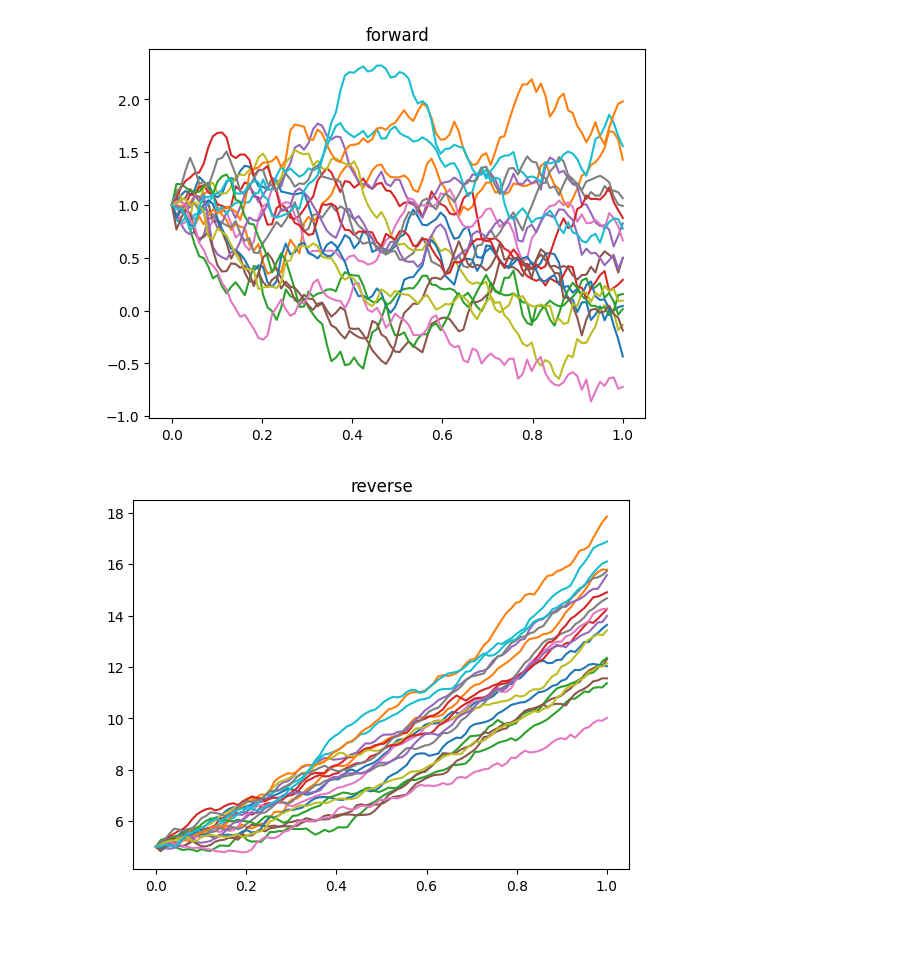
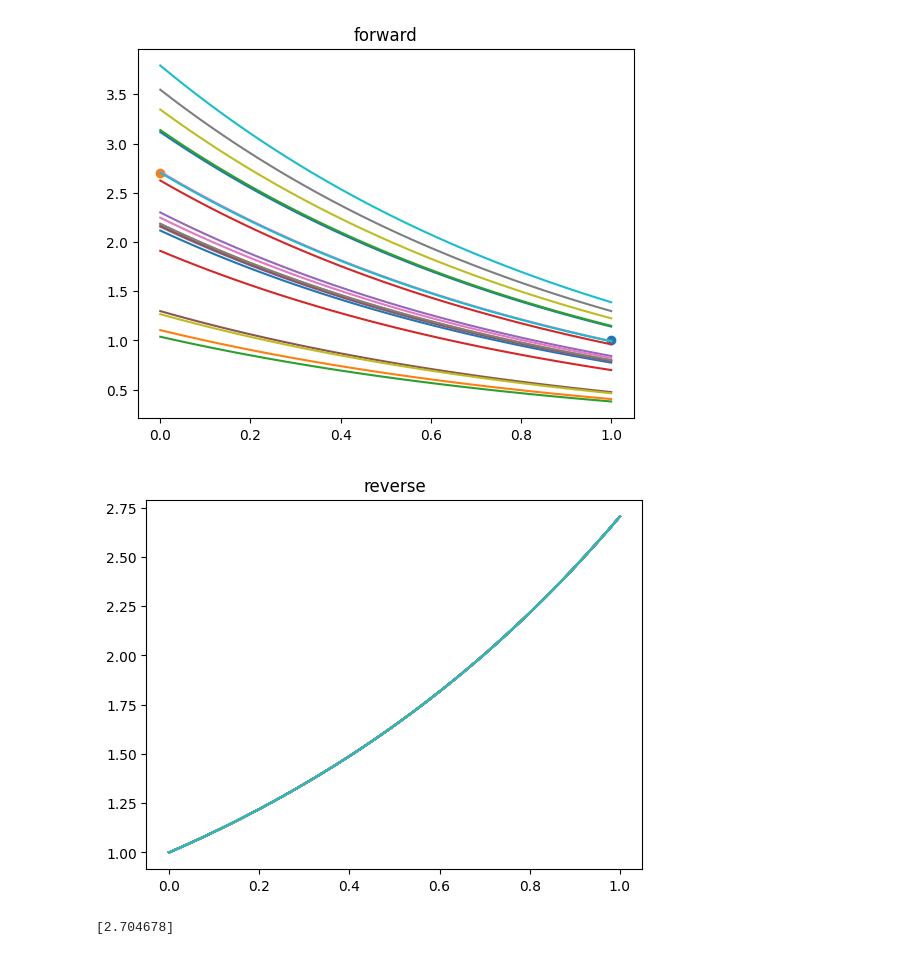
Before and after one commit to libbylbaker/forward_bridge, a Jupyter notebook: experiments/data_exploration/ou.ipynb, the cells around one changed output. Cells and saved outputs as stored; diff of their text form; code cells hidden in the pictures.

```diff
--- a/experiments/data_exploration/ou.ipynb
+++ b/experiments/data_exploration/ou.ipynb
@@ -11,10 +11,12 @@ from src.data_generate_sde import utils
 import src.data_generate_sde.time as time
 from src import plotting
 # %%
+ou._SIGMA = 0.
+
 t_start = 0.
 T = 1.
 x0 = (1.,)
-y = (5.,)
+y = (1.,)
 N = 100
 num_trajectories = 20
 
@@ -23,27 +25,34 @@ key =  jr.PRNGKey(1)
 traj_keys = jax.random.split(key, num_trajectories)
 # %%
 time_grid = time.grid(t_start=t_start, T=T ,N=N)
+drift, diffusion = ou.vector_fields()
 
-drift, diffusion = ou.vector_fields()
-trajectories = jax.vmap(utils.solution, (0, None, None, None, None))(traj_keys, time_grid, x0, drift, diffusion).ys
+vary_x0 = jax.random.uniform(jax.random.split(key, 2)[0], (num_trajectories-1, 1), minval=1, maxval=4)
+vary_x0 = jnp.concatenate([vary_x0, jnp.asarray((2.704,))[..., None]])
+
+trajectories = jax.vmap(utils.solution, (0, None, 0, None, None))(traj_keys, time_grid, vary_x0, drift, diffusion)
 
 for traj in trajectories:
     plt.plot(time_grid, traj)
+plt.scatter(1.0, 1.0)
+plt.scatter(0.0, 2.704)
 plt.title("forward")
 plt.show()
 # %% [output]
-[figure, old version]
+[figure, new version]
 # %%
 rev_keys = jax.random.split(key, num_trajectories)
 drift_rev, diffusion_rev = ou.vector_fields_reverse()
-rev = jax.vmap(utils.solution, (0, None, None, None, None))(traj_keys, time_grid, y, drift_rev, diffusion_rev).ys
+rev = jax.vmap(utils.solution, (0, None, None, None, None))(traj_keys, time_grid, y, drift_rev, diffusion_rev)
 
 for traj in rev:
     plt.plot(time_grid, traj)
 plt.title("reverse")
 plt.show()
+print(rev[0][-1])
 # %% [output]
-[figure, old version]
+[figure, new version]
+[2.704678]
 # %%
 data_fn = ou.data_reverse(y, T, N)
 ts, rev, corr = data_fn(rev_keys)
```
Also changed, not shown: parts of 5 cells of this notebook, 6 other files.
